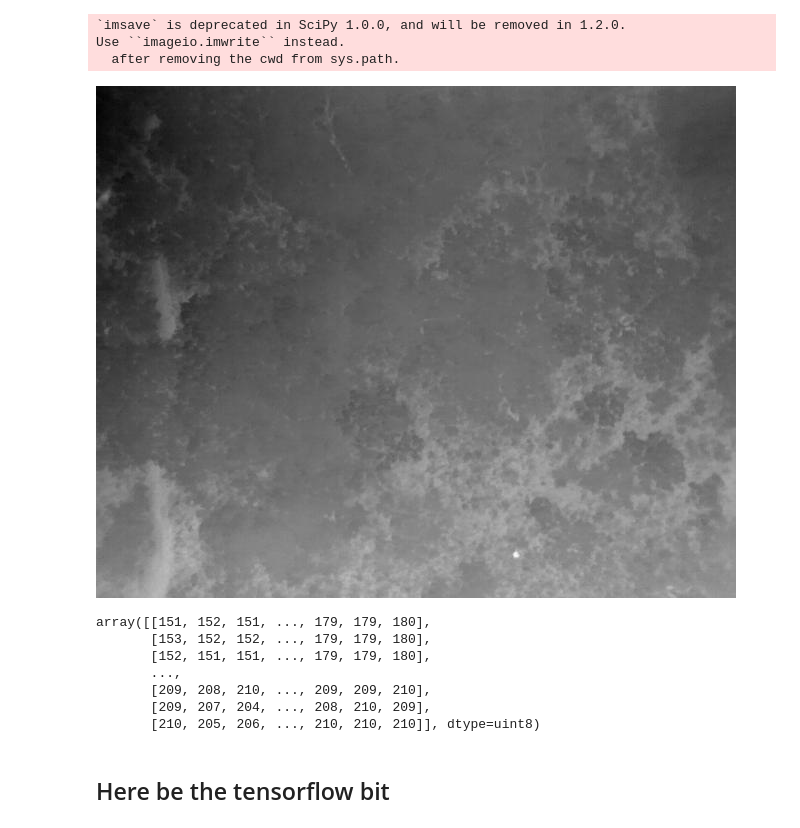
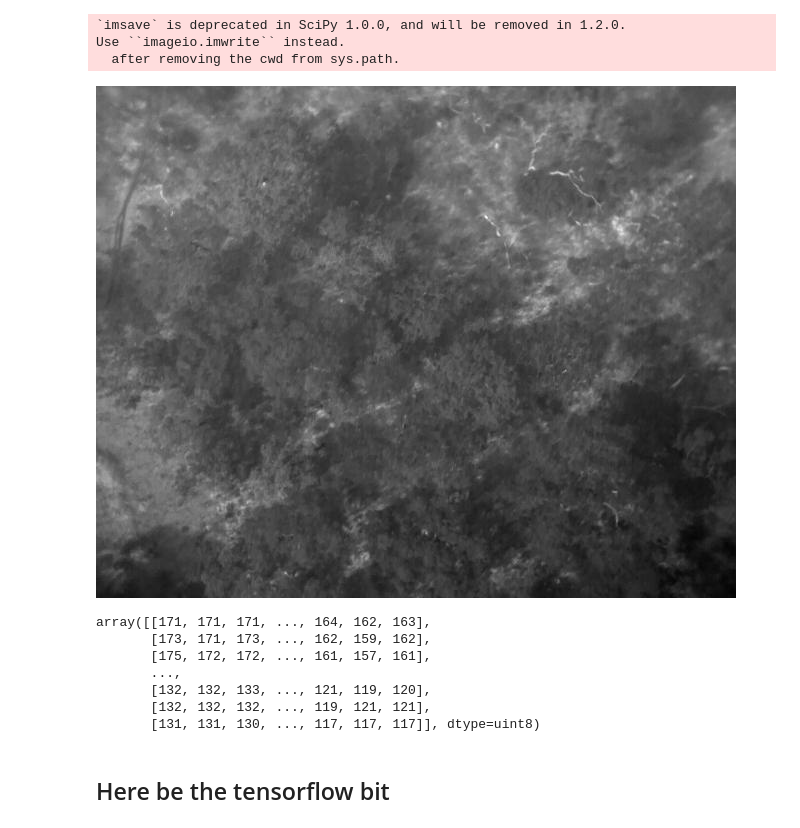
Before and after one commit to KitBurgess/space-agency-hackathon, a Jupyter notebook: investigating/Data Discovery Kuba.ipynb, the cells around one changed output. Saved outputs shown, nothing was run; the diff lists cells and outputs as text; code cells hidden in the pictures.

Commit message:
Inference on the real data

```diff
--- a/investigating/Data Discovery Kuba.ipynb
+++ b/investigating/Data Discovery Kuba.ipynb
@@ -1,3 +1,5 @@
+# %%
+SAMPLE_DATA_PATH = '/Users/jakubkorzeniowski/hackthon/space-agency-hackathon/investigating/all_data/poacher_footage/20170320_tanzania_split_tau/flight_13/frames_csv100/'
 # %%
 import pandas as pd
 import numpy as np
@@ -22,23 +24,23 @@ def reshape(image):
     normalized = np.repeat(normalized[:, :, np.newaxis], 3, axis=2)
     (im_height, im_width, _) = normalized.shape
     return normalized
-# %%
-view_image('/Users/jakubkorzeniowski/hackthon/frame_0156.csv')
-# %% [output]
-`imsave` is deprecated in SciPy 1.0.0, and will be removed in 1.2.0.
-Use ``imageio.imwrite`` instead.
-  after removing the cwd from sys.path.
-[figure, removed]
+# %%
+view_image(SAMPLE_DATA_PATH + 'frame_0383.csv')
+# %% [output]
+`imsave` is deprecated in SciPy 1.0.0, and will be removed in 1.2.0.
+Use ``imageio.imwrite`` instead.
+  after removing the cwd from sys.path.
+[figure, added]
 # %%
-normalize(image_to_numpy('/Users/jakubkorzeniowski/hackthon/frame_0156.csv'))
+normalize(image_to_numpy(SAMPLE_DATA_PATH + 'frame_0383.csv'))
 # %% [output]
-array([[151, 152, 151, ..., 179, 179, 180],
-       [153, 152, 152, ..., 179, 179, 180],
-       [152, 151, 151, ..., 179, 179, 180],
+array([[171, 171, 171, ..., 164, 162, 163],
+       [173, 171, 173, ..., 162, 159, 162],
+       [175, 172, 172, ..., 161, 157, 161],
        ...,
-       [209, 208, 210, ..., 209, 209, 210],
-       [209, 207, 204, ..., 208, 210, 209],
-       [210, 205, 206, ..., 210, 210, 210]], dtype=uint8)
+       [132, 132, 133, ..., 121, 119, 120],
+       [132, 132, 132, ..., 119, 121, 121],
+       [131, 131, 130, ..., 117, 117, 117]], dtype=uint8)
 # %% [markdown]
 ## Here be the tensorflow bit
 # %%
```
Also changed, not shown: parts of 2 cells of this notebook, 1 other file.
